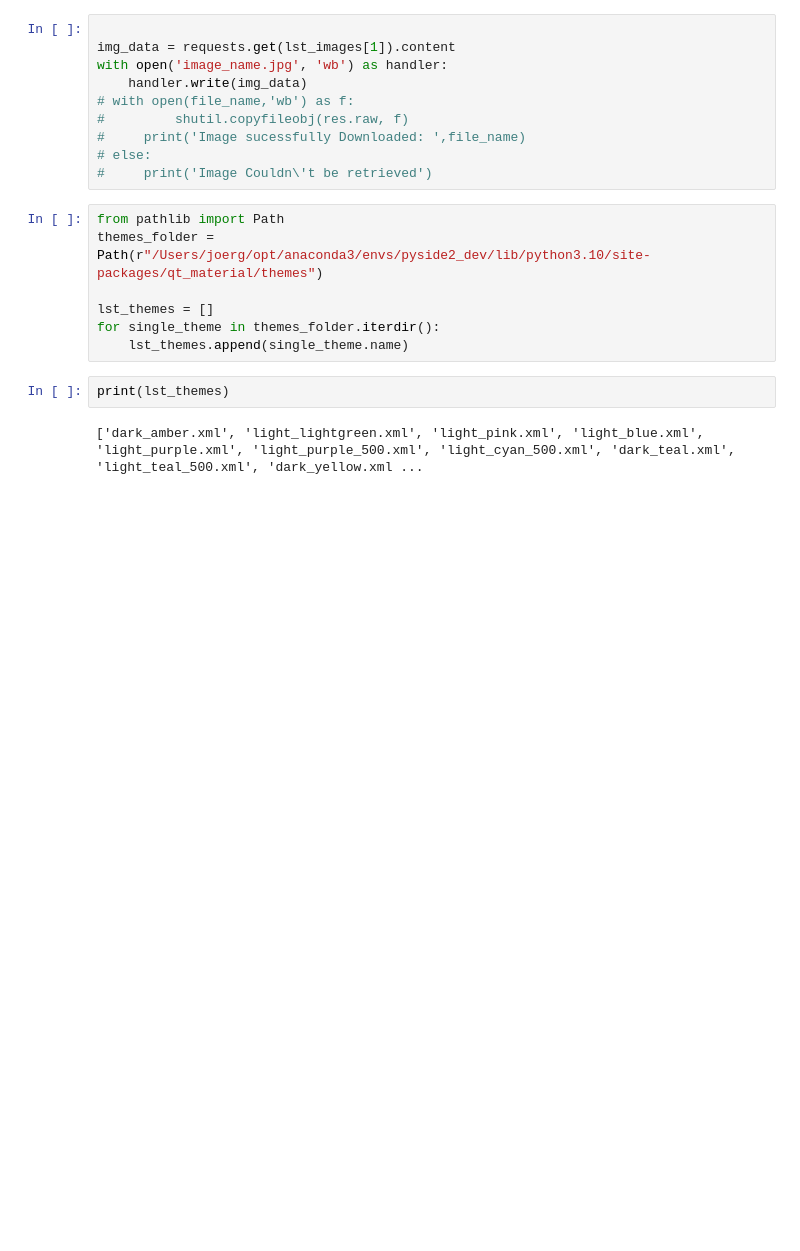
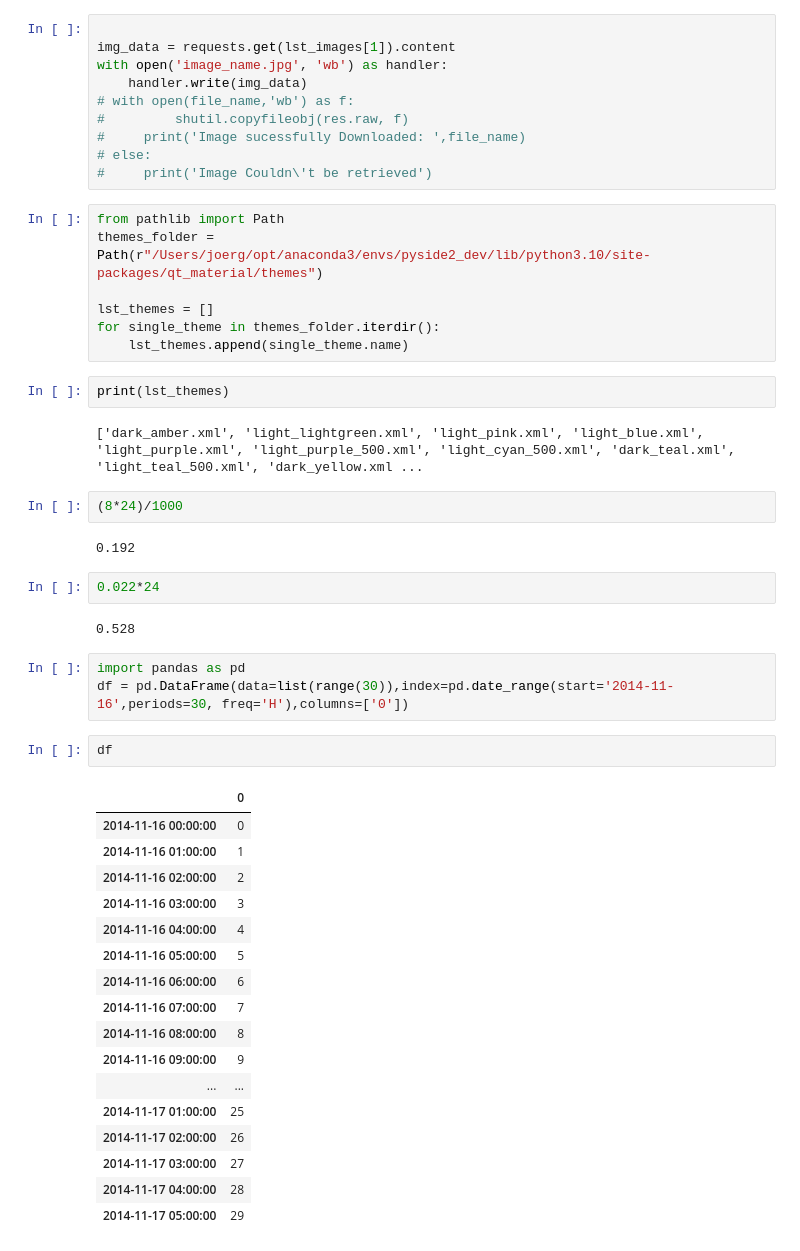
Before and after one commit to docwerder/braz, a Jupyter notebook: trash.ipynb, the cells around one changed output. Drawn from its saved outputs; the diff is of its cells as text; blank space fills up the shorter version.

```diff
--- a/trash.ipynb
+++ b/trash.ipynb
@@ -73,3 +73,34 @@ for single_theme in themes_folder.iterdir():
 print(lst_themes)
 # %% [output]
 ['dark_amber.xml', 'light_lightgreen.xml', 'light_pink.xml', 'light_blue.xml', 'light_purple.xml', 'light_purple_500.xml', 'light_cyan_500.xml', 'dark_teal.xml', 'light_teal_500.xml', 'dark_yellow.xml ...
+# %%
+(8*24)/1000
+# %% [output]
+0.192
+# %%
+0.022*24
+# %% [output]
+0.528
+# %%
+import pandas as pd
+df = pd.DataFrame(data=list(range(30)),index=pd.date_range(start='2014-11-16',periods=30, freq='H'),columns=['0'])
+# %%
+df
+# %% [output]
+|  | 0 |
+| 2014-11-16 00:00:00 | 0 |
+| 2014-11-16 01:00:00 | 1 |
+| 2014-11-16 02:00:00 | 2 |
+| 2014-11-16 03:00:00 | 3 |
+| 2014-11-16 04:00:00 | 4 |
+| 2014-11-16 05:00:00 | 5 |
+| 2014-11-16 06:00:00 | 6 |
+| 2014-11-16 07:00:00 | 7 |
+| 2014-11-16 08:00:00 | 8 |
+| 2014-11-16 09:00:00 | 9 |
+| ... | ... |
+| 2014-11-17 01:00:00 | 25 |
+| 2014-11-17 02:00:00 | 26 |
+| 2014-11-17 03:00:00 | 27 |
+| 2014-11-17 04:00:00 | 28 |
+| 2014-11-17 05:00:00 | 29 |
```
Also changed, not shown: 4 other files.
